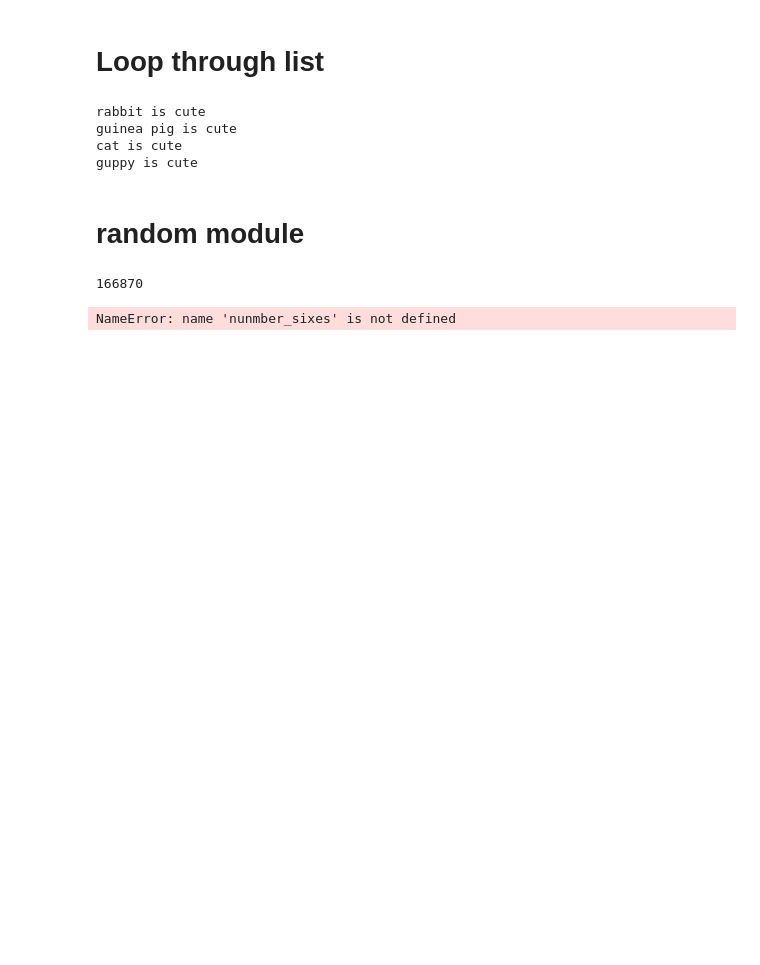
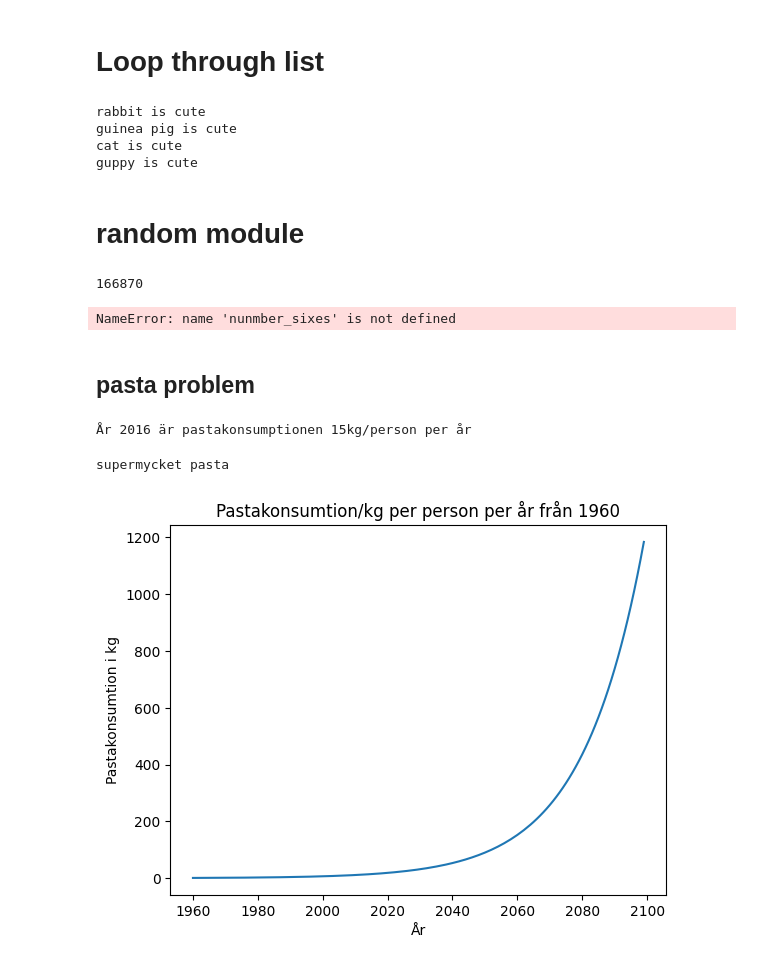
Before and after one commit to SCGlass/python-sam-glass, a Jupyter notebook: code alongs/L3-for-statement.ipynb, the cells around one changed output. Drawn from its saved outputs; the diff is of its cells as text; code cells hidden in the pictures; blank space fills up the shorter version.

Commit message:
pasta task from national test

```diff
--- a/code alongs/L3-for-statement.ipynb
+++ b/code alongs/L3-for-statement.ipynb
@@ -58,3 +58,39 @@ print(f"Proportion of sixes {nunmber_sixes/number_rolls}")
 # %% [output]
 166870
 NameError: name 'nunmber_sixes' is not defined
+# %% [markdown]
+## pasta problem
+# %%
+import math
+
+for year in range(10000):
+    pasta_consuption = .791*math.exp(.0526*year)
+    if pasta_consuption >= 15:
+        print(f"År {year+1960} är pastakonsumptionen 15kg/person per år")
+        break
+
+# break
+# %% [output]
+År 2016 är pastakonsumptionen 15kg/person per år
+# %%
+## b)
+
+import matplotlib.pyplot as plt
+
+#creates an empty list
+pasta_per_year = []
+
+# loops 140 years - because 2100-1960
+for year in range(140):
+    pasta_consumption = .791*math.exp(.0526*year)
+    pasta_per_year.append(pasta_consumption)
+
+plt.plot(range(1960, 2100), pasta_per_year)
+plt.xlabel("År")
+plt.ylabel("Pastakonsumtion i kg")
+plt.title("Pastakonsumtion/kg per person per år från 1960")
+
+print("supermycket pasta")
+# %% [output]
+supermycket pasta
+[figure, added]
```
